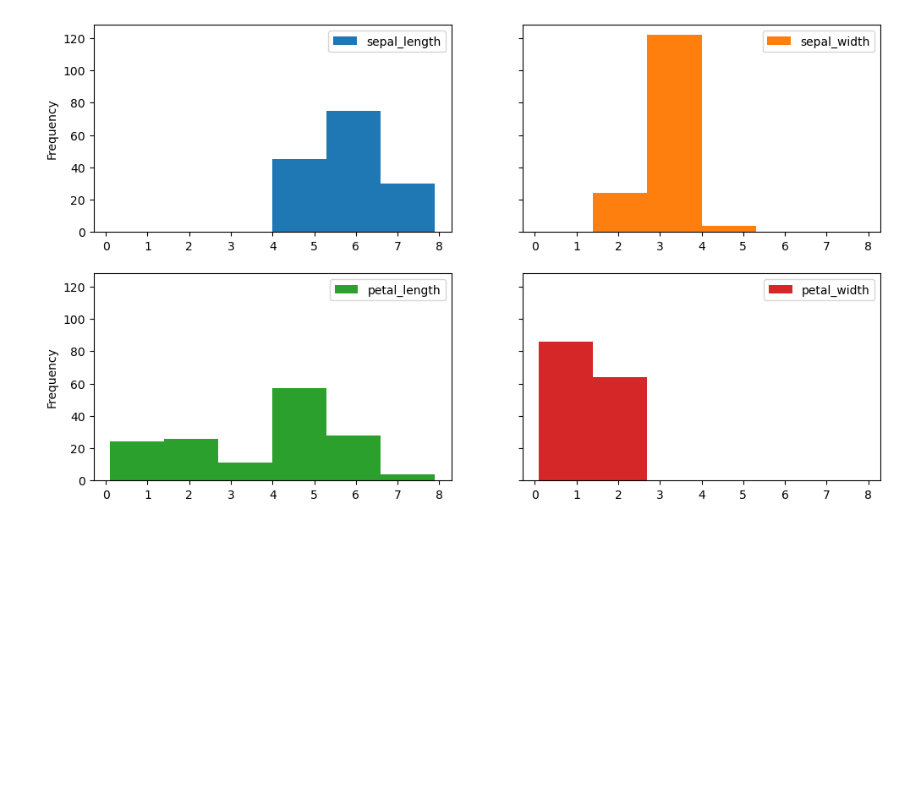
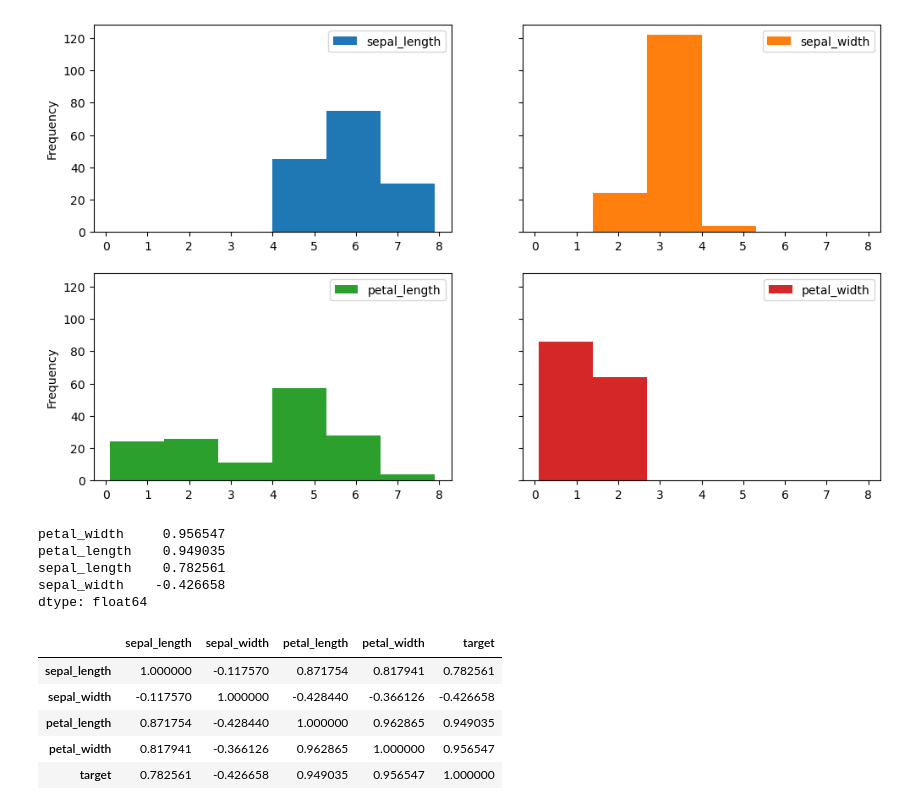
Before and after one commit to Zikarakus/FromWork, a Jupyter notebook: KNN lerning.ipynb, the cells around one changed output. Drawn from its saved outputs; the diff is of its cells as text; code cells hidden in the pictures; blank space fills up the shorter version.

```diff
--- a/KNN lerning.ipynb
+++ b/KNN lerning.ipynb
@@ -95,3 +107,22 @@ iris.plot(kind = 'hist', bins = 6, layout = (2,2), subplots = True, sharex = Fal
 plt.show()
 # %% [output]
 [figure]
+# %%
+correlation = df_iris.apply(df_target['target'].corr).sort_values(ascending = False)
+correlation
+# %% [output]
+petal_width     0.956547
+petal_length    0.949035
+sepal_length    0.782561
+sepal_width    -0.426658
+dtype: float64
+# %%
+data = pd.merge(df_iris, df_target, left_index=True, right_index=True, how = 'inner')
+data.corr()
+# %% [output]
+|  | sepal_length | sepal_width | petal_length | petal_width | target |
+| sepal_length | 1.000000 | -0.117570 | 0.871754 | 0.817941 | 0.782561 |
+| sepal_width | -0.117570 | 1.000000 | -0.428440 | -0.366126 | -0.426658 |
+| petal_length | 0.871754 | -0.428440 | 1.000000 | 0.962865 | 0.949035 |
+| petal_width | 0.817941 | -0.366126 | 0.962865 | 1.000000 | 0.956547 |
+| target | 0.782561 | -0.426658 | 0.949035 | 0.956547 | 1.000000 |
```
Also changed, not shown: parts of 29 cells of this notebook.
